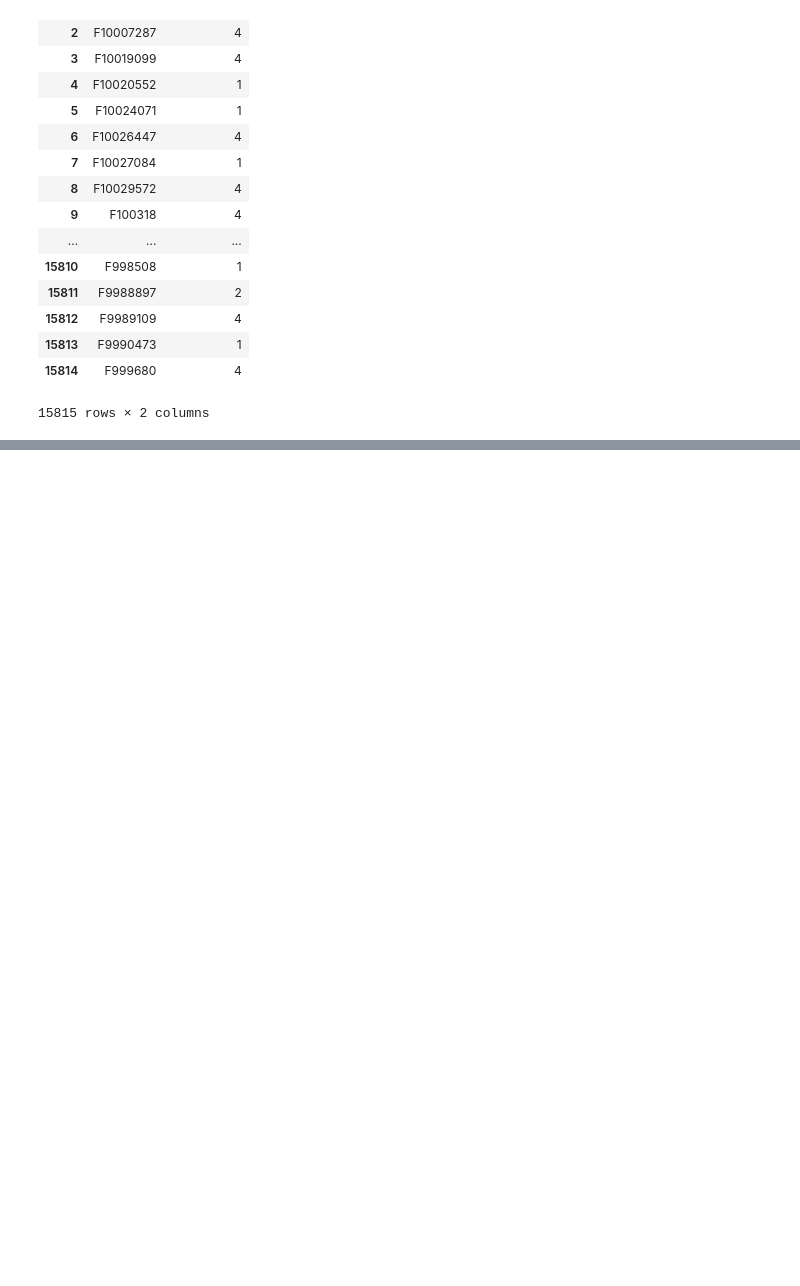
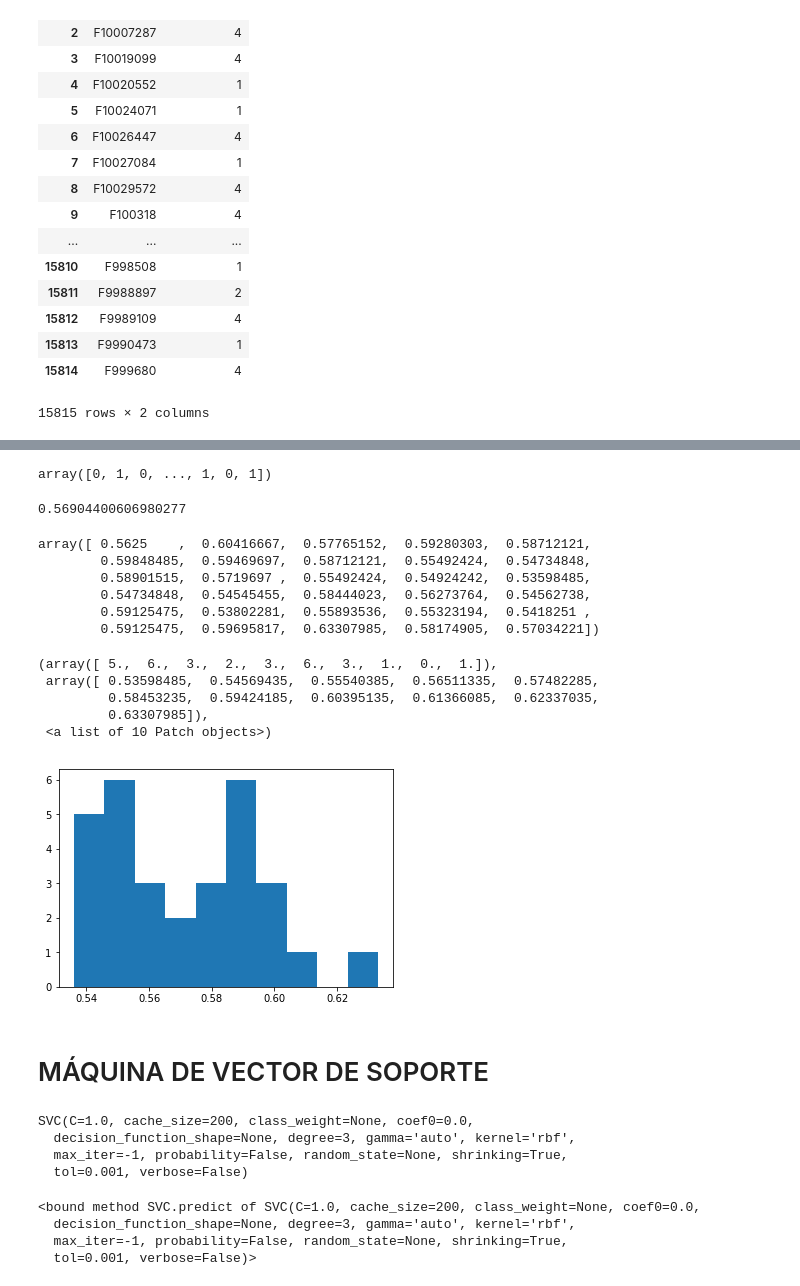
Before and after one commit to DiegoPerezCaa/TFM_QualitySession, a Jupyter notebook: dataTesting/Prueba_4_preparando_DF.ipynb, the cells around one changed output, grey strips where cells are left out. Saved outputs shown, nothing was run; the diff lists cells and outputs as text; code cells hidden in the pictures; blank space fills up the shorter version.

```diff
--- a/dataTesting/Prueba_4_preparando_DF.ipynb
+++ b/dataTesting/Prueba_4_preparando_DF.ipynb
@@ -128,0 +308,7 @@ dd_users
+# %%
+X = (dd_users[dd_users.columns[1:11]].values)
+y = dd_users['Y']
+# %%
+clf = KNeighborsClassifier(n_neighbors=5)
+# %%
+clf.fit(X,y)
@@ -128,0 +350,4 @@ dd_users
+# %%
+clf.predict(x_test)
+# %% [output]
+array([0, 1, 0, ..., 1, 0, 1])
@@ -128,0 +356,4 @@ dd_users
+# %%
+accuracy_score(clf.predict(x_test),y_test)
+# %% [output]
+0.56904400606980277
@@ -128,0 +362,23 @@ dd_users
+# %%
+clf = KNeighborsClassifier(n_neighbors=3)
+cross_val_score(clf,X,y,cv=30)
+# %% [output]
+array([ 0.5625    ,  0.60416667,  0.57765152,  0.59280303,  0.58712121,
+        0.59848485,  0.59469697,  0.58712121,  0.55492424,  0.54734848,
+        0.58901515,  0.5719697 ,  0.55492424,  0.54924242,  0.53598485,
+        0.54734848,  0.54545455,  0.58444023,  0.56273764,  0.54562738,
+        0.59125475,  0.53802281,  0.55893536,  0.55323194,  0.5418251 ,
+        0.59125475,  0.59695817,  0.63307985,  0.58174905,  0.57034221])
+# %%
+import matplotlib.pyplot as plt
+%matplotlib inline
+plt.hist(cross_val_score(clf,X,y,cv=30))
+# %% [output]
+(array([ 5.,  6.,  3.,  2.,  3.,  6.,  3.,  1.,  0.,  1.]),
+ array([ 0.53598485,  0.54569435,  0.55540385,  0.56511335,  0.57482285,
+         0.58453235,  0.59424185,  0.60395135,  0.61366085,  0.62337035,
+         0.63307985]),
+ <a list of 10 Patch objects>)
+[figure, added]
+# %% [markdown]
+# MÁQUINA DE VECTOR DE SOPORTE
@@ -128,0 +389,14 @@ dd_users
+# %%
+clf.fit(X,y)
+# %% [output]
+SVC(C=1.0, cache_size=200, class_weight=None, coef0=0.0,
+  decision_function_shape=None, degree=3, gamma='auto', kernel='rbf',
+  max_iter=-1, probability=False, random_state=None, shrinking=True,
+  tol=0.001, verbose=False)
+# %%
+clf.predict
+# %% [output]
+<bound method SVC.predict of SVC(C=1.0, cache_size=200, class_weight=None, coef0=0.0,
+  decision_function_shape=None, degree=3, gamma='auto', kernel='rbf',
+  max_iter=-1, probability=False, random_state=None, shrinking=True,
+  tol=0.001, verbose=False)>
```
Also changed, not shown: parts of 31 cells of this notebook.
